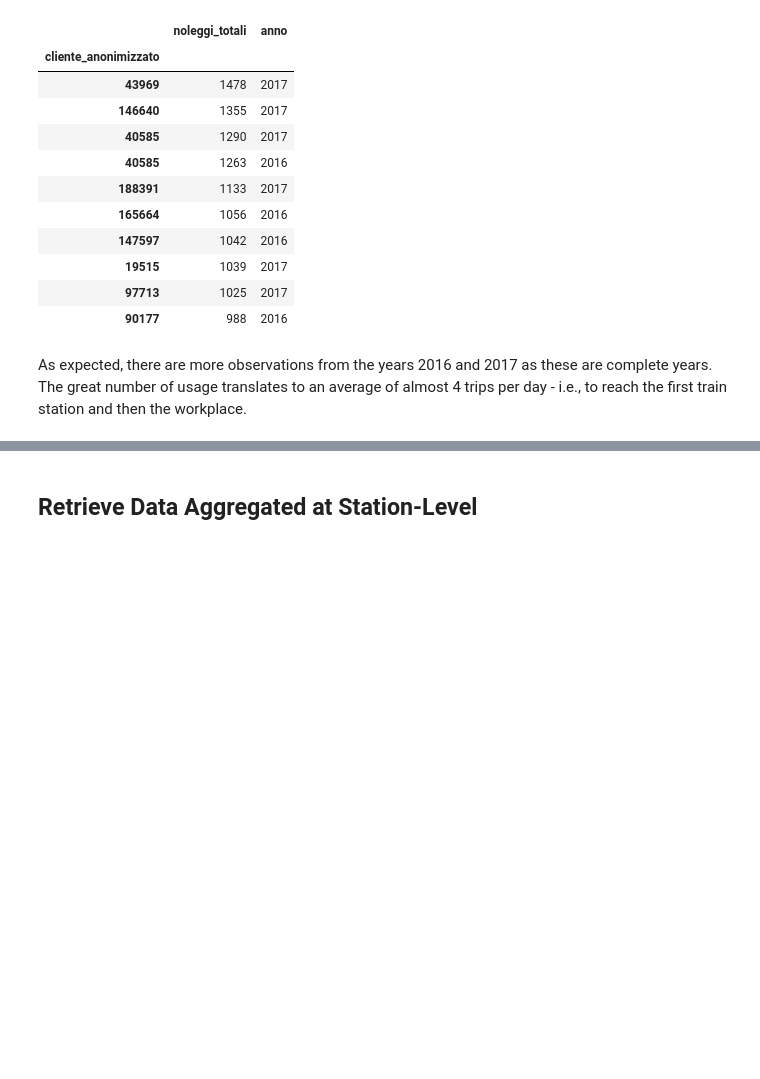
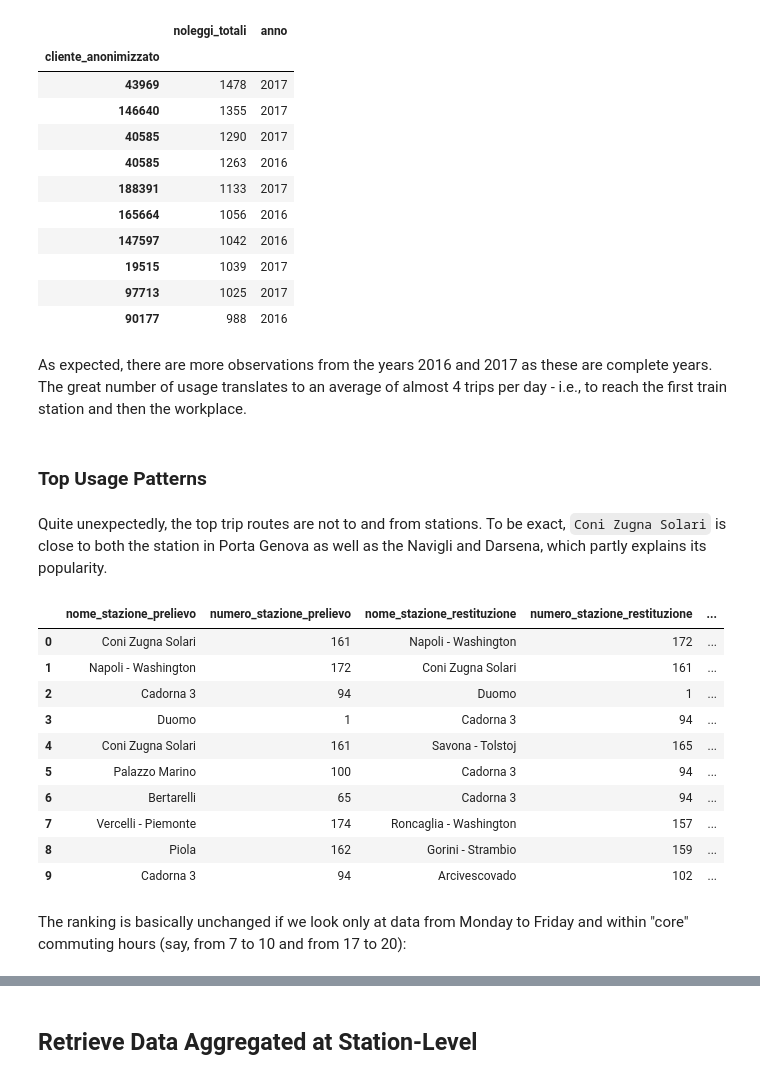
Before and after one commit to toscasterre/thesis-forecasting, a Jupyter notebook: notebooks/03-data_ingestion_and_spatial_operations.ipynb, the cells around one changed output, grey strips where cells are left out. Drawn from its saved outputs; the diff is of its cells as text; code cells hidden in the pictures; blank space fills up the shorter version.

```diff
--- a/notebooks/03-data_ingestion_and_spatial_operations.ipynb
+++ b/notebooks/03-data_ingestion_and_spatial_operations.ipynb
@@ -180,3 +180,41 @@ pd.read_sql(query, conn).astype({"anno": "int"}).head(10).set_index("cliente_ano
 | 90177 | 988 | 2016 |
 # %% [markdown]
 As expected, there are more observations from the years 2016 and 2017 as these are complete years. The great number of usage translates to an average of almost 4 trips per day - i.e., to reach the first train station and then the workplace.
+# %% [markdown]
+### Top Usage Patterns
+# %%
+query = """
+    SELECT
+        nome_stazione_prelievo,
+        numero_stazione_prelievo,
+        nome_stazione_restituzione,
+        numero_stazione_restituzione,
+        COUNT(*) AS numero_noleggi
+    FROM bikemi_rentals
+    GROUP BY
+        nome_stazione_prelievo,
+        numero_stazione_prelievo,
+        nome_stazione_restituzione,
+        numero_stazione_restituzione
+    ORDER BY numero_noleggi DESC;
+"""
+
+trips_rankings = pd.read_sql(query, conn)
+# %% [markdown]
+Quite unexpectedly, the top trip routes are not to and from stations. To be exact, `Coni Zugna Solari` is close to both the station in Porta Genova as well as the Navigli and Darsena, which partly explains its popularity.
+# %%
+trips_rankings.head(10)
+# %% [output]
+|  | nome_stazione_prelievo | numero_stazione_prelievo | nome_stazione_restituzione | numero_stazione_restituzione | ... |
+| 0 | Coni Zugna Solari | 161 | Napoli - Washington | 172 | ... |
+| 1 | Napoli - Washington | 172 | Coni Zugna Solari | 161 | ... |
+| 2 | Cadorna 3 | 94 | Duomo | 1 | ... |
+| 3 | Duomo | 1 | Cadorna 3 | 94 | ... |
+| 4 | Coni Zugna Solari | 161 | Savona - Tolstoj | 165 | ... |
+| 5 | Palazzo Marino | 100 | Cadorna 3 | 94 | ... |
+| 6 | Bertarelli | 65 | Cadorna 3 | 94 | ... |
+| 7 | Vercelli - Piemonte | 174 | Roncaglia - Washington | 157 | ... |
+| 8 | Piola | 162 | Gorini - Strambio | 159 | ... |
+| 9 | Cadorna 3 | 94 | Arcivescovado | 102 | ... |
+# %% [markdown]
+The ranking is basically unchanged if we look only at data from Monday to Friday and within "core" commuting hours (say, from 7 to 10 and from 17 to 20):
```
Also changed, not shown: parts of 12 cells of this notebook, 4 other files.
